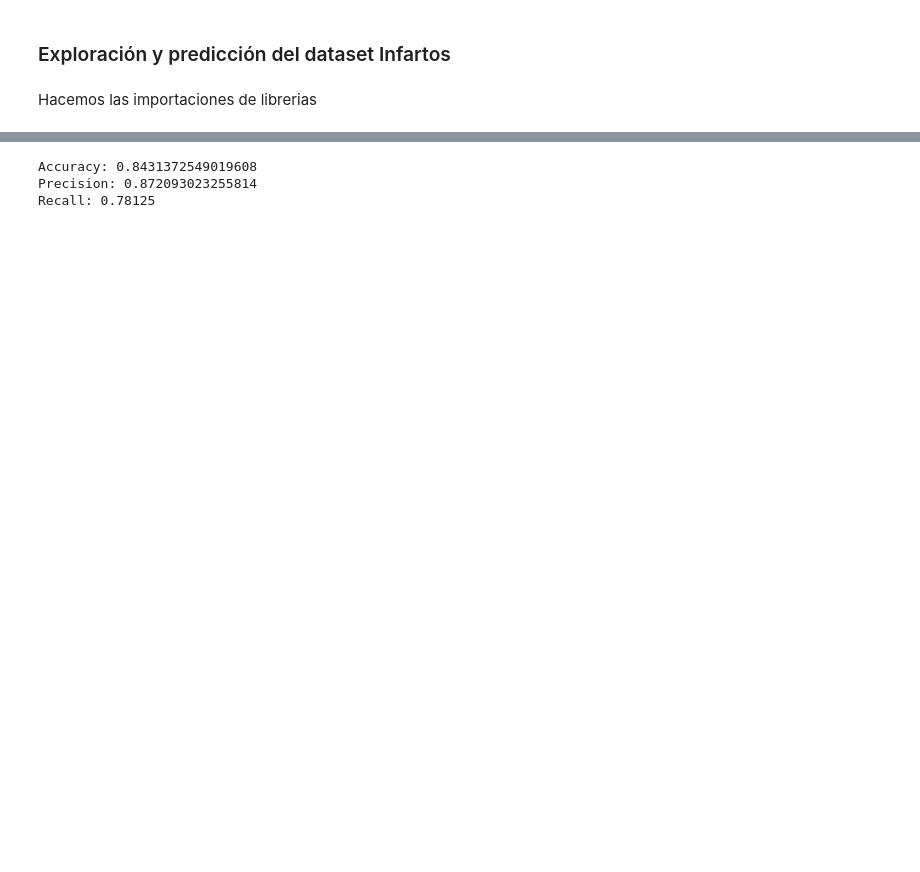
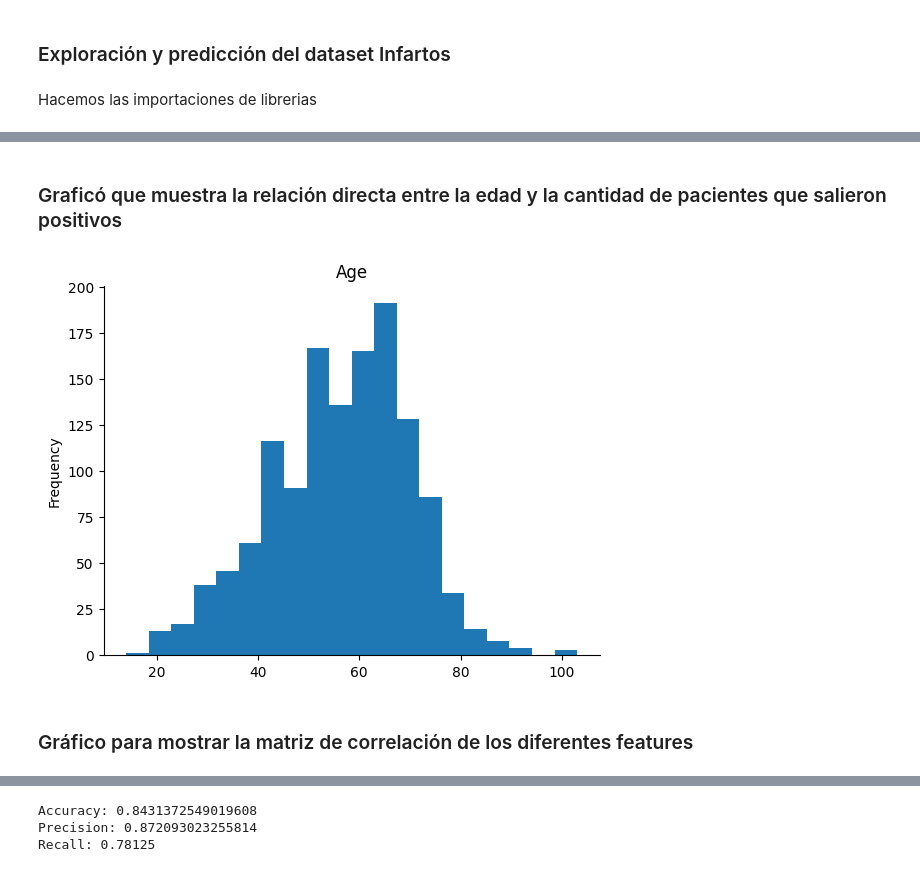
Before and after one commit to RolbinM/Proyecto-1-IA, a Jupyter notebook: infartos.ipynb, the cells around one changed output, grey strips where cells are left out. Drawn from its saved outputs; the diff is of its cells as text; code cells hidden in the pictures; blank space fills up the shorter version.

```diff
--- a/infartos.ipynb
+++ b/infartos.ipynb
@@ -47,0 +72,9 @@ Haciendo una lectura de los datos no tenemos muchos datos con 0 por lo que tomar
+# %% [markdown]
+### Graficó que muestra la relación directa entre la edad y la cantidad de pacientes que salieron positivos
+# %%
+df['Age'].plot(kind='hist', bins=20, title='Age')
+plt.gca().spines[['top', 'right',]].set_visible(False)
+# %% [output]
+[figure, added]
+# %% [markdown]
+### Gráfico para mostrar la matriz de correlación de los diferentes features
```
Also changed, not shown: parts of 42 cells of this notebook.
